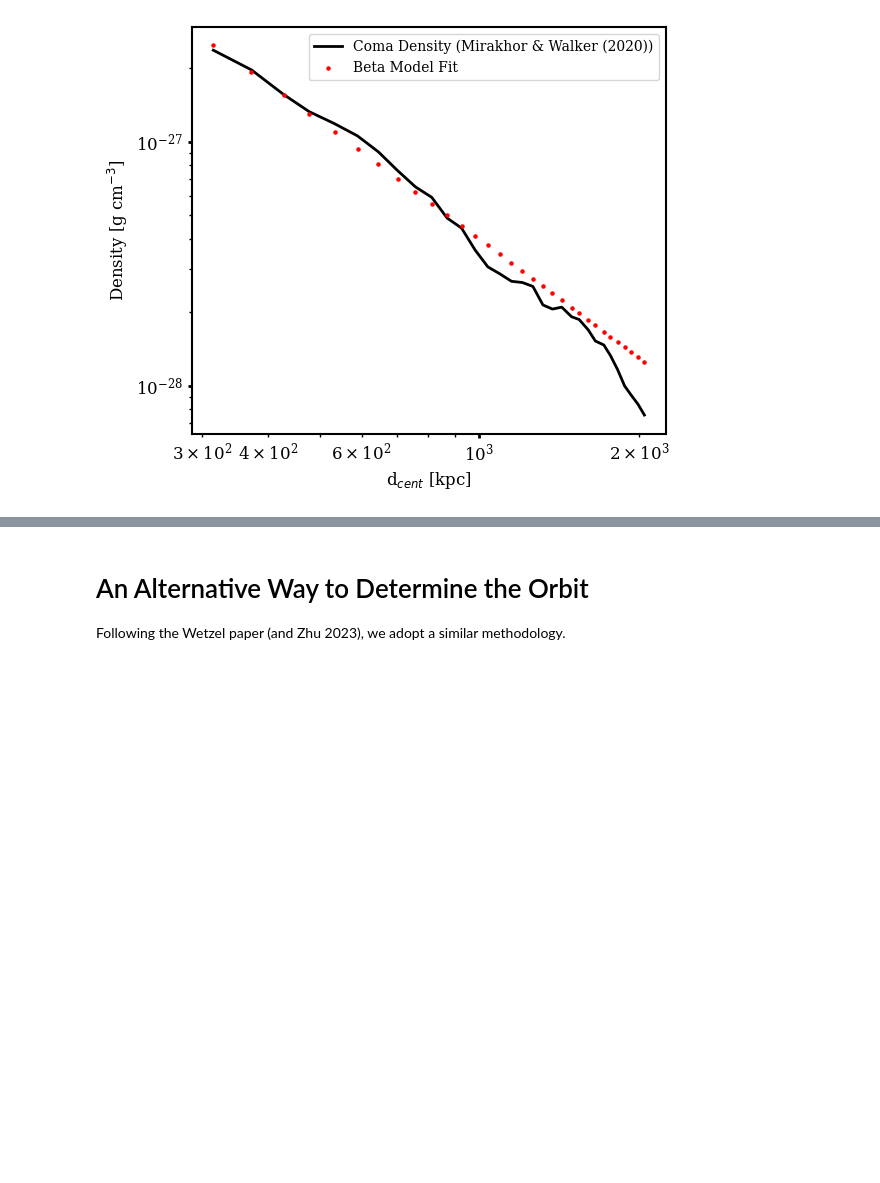
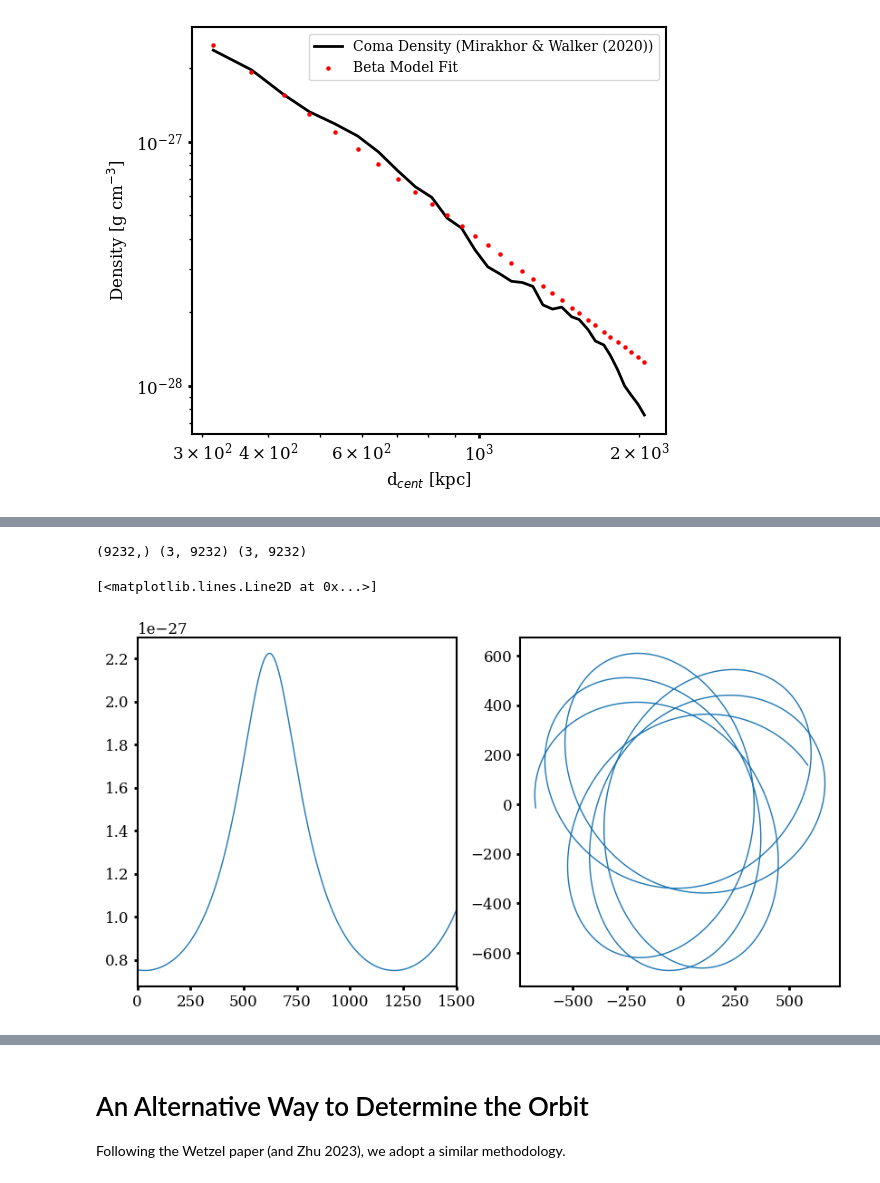
Before and after one commit to HSouch/galarp, a Jupyter notebook: paper/create_icminflow.ipynb, the cells around one changed output, grey strips where cells are left out. Drawn from its saved outputs; the diff is of its cells as text; code cells hidden in the pictures; blank space fills up the shorter version.

```diff
--- a/paper/create_icminflow.ipynb
+++ b/paper/create_icminflow.ipynb
@@ -279,29 +276,46 @@ plt.savefig("Coma Cluster Orbits")
 # %%
-dw_angle = 17
+dw_angle = 12
 
-time, q, p = gen_coma_orbit(dw_angle)
+time, q, p = gen_coma_orbit(dw_angle, i0=770)
+print(time.shape, q.shape, p.shape)
 r = np.sqrt(np.sum(q**2, axis=0))
 v_tot = np.sqrt(np.sum(p**2, axis=0)).to(u.km / u.s)
 
 density = fit(r.value) * (u.g / u.cm**3)
 
 
 
 time_ts = time[i0:].cgs.value
+time_ts -= time_ts[0]
 rho_ts = density[i0:].cgs.value
 
 temp_ts = np.array([1e7 for i in range(len(time_ts))])
 
 
 vx_ts = np.zeros(len(time_ts))
 vy_ts  = (v_tot[i0:] * np.cos(np.deg2rad(dw_angle))).cgs.value
 vz_ts = (v_tot[i0:] * np.sin(np.deg2rad(dw_angle))).cgs.value
 
 
-np.savetxt(f'ICMinflow_1e14_cluster_profile_{dw_angle}degree_wind_stacked_on_1e14_data.in',
+
+np.savetxt("ICMinflow_data.in",
           np.column_stack([time_ts, rho_ts,temp_ts,
                            vx_ts, vy_ts, vz_ts]),
           fmt='%.10e',delimiter="  ",header='time    Density         Temp    Velocity (x,y,z) ')
+
+
+
+t = Table.read("ICMinflow_data.in", format="ascii")
+
+fig, ax = plt.subplots(1, 2, figsize=(10, 5))
+ax[0].plot((t["col1"] * u.s).to(u.Myr), t["col2"])
+ax[0].set_xlim(0, 1500)
+
+ax[1].plot(q[0], q[2])
+# %% [output]
+(9232,) (3, 9232) (3, 9232)
+[<matplotlib.lines.Line2D at 0x...>]
+[figure, added]
 # %%
 
 fig, ax1 = plt.subplots()
```
Also changed, not shown: parts of 3 cells of this notebook, 2 other files.
